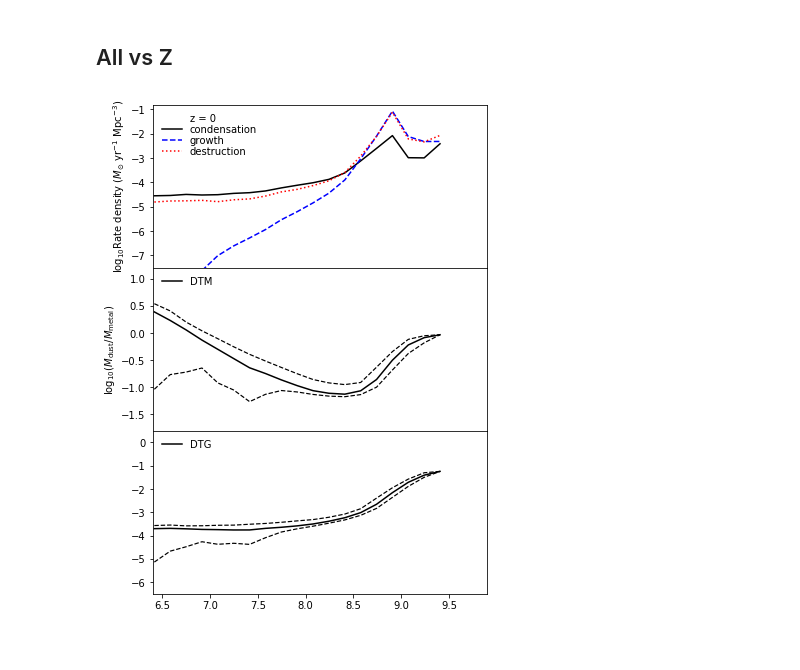
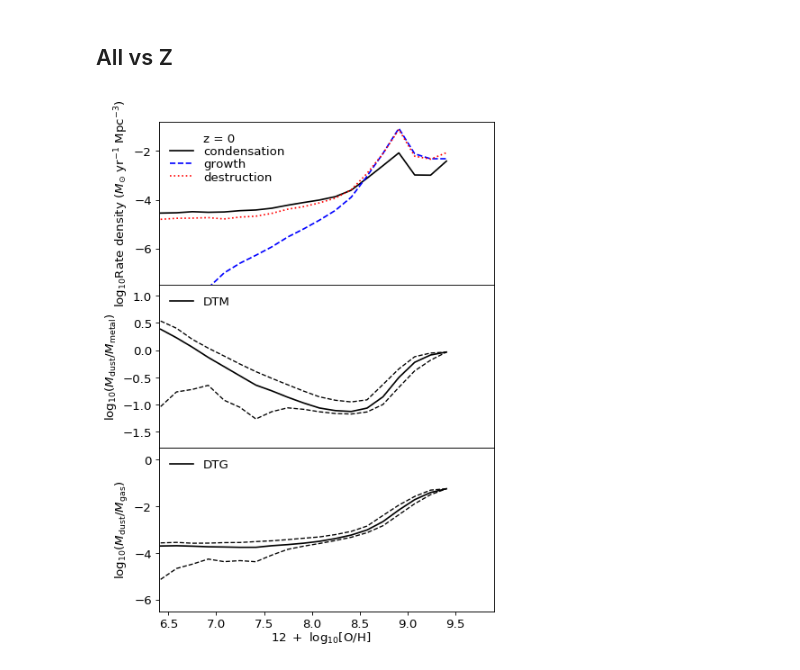
Before and after one commit to darrencroton/sage, a Jupyter notebook: analysis/allresults-new.ipynb, the cells around one changed output. Cells and saved outputs as stored; diff of their text form; code cells hidden in the pictures.

```diff
--- a/analysis/allresults-new.ipynb
+++ b/analysis/allresults-new.ipynb
@@ -248,6 +246,8 @@ for i in range(len(redshift)):
 from mpl_toolkits.axes_grid1 import make_axes_locatable
 import matplotlib.pyplot as plt
 plt.rcParams['figure.dpi'] = 80
+matplotlib.rcParams.update({'errorbar.capsize': 2})
+matplotlib.rcParams.update({'font.size': 12})
 # %%
 w = np.where(np.log10(G_history[3].StellarMass * 1.e10 / Hubble_h) > 10.5 )[0]
 print((G_history[3].SfrBulge[w] + G_history[3].SfrDisk[w]) / (G_history[3].StellarMass[w] * 1.e10 /Hubble_h))
@@ -2716,34 +2709,36 @@ for t in leg.get_texts():  # Reduce the size of the text
     t.set_fontsize('medium')
 
 plt.subplot(313)
 metallicity= np.log10((G_history[0].MetalsColdGas / G_history[0].ColdGas) / 0.02) + 9
 w = np.where((G_history[0].ColdDust > 0.0) & (metallicity < 9.49) & (metallicity > 6.5) & (G_history[0].StellarMass * 1.e10 / Hubble_h > 1.e8))[0]
 DTG = np.log10(G_history[0].ColdDust[w] /G_history[0].ColdGas[w])
 Z= np.log10((G_history[0].MetalsColdGas[w] / G_history[0].ColdGas[w]) / 0.02) + 9
 
 binwidth = 0.15
 total_bins = int((max(Z) - min(Z)) / binwidth)
 bins = np.linspace(min(Z), max(Z), total_bins)
 delta = bins[1]-bins[0]
 idx = np.digitize(Z, bins)
 median = [np.median(DTG[idx==k+1]) for k in range(total_bins)]
 perc1 = [np.percentile(DTG[idx==k+1], 16) for k in range(total_bins)]
 perc2 = [np.percentile(DTG[idx==k+1], 84) for k in range(total_bins)]
 
 plt.plot(bins-delta/2, median, 'k-', label='DTG')
 plt.plot(bins-delta/2, perc1, 'k--', linewidth=1.2)
 plt.plot(bins-delta/2, perc2, 'k--', linewidth=1.2)
 
 plt.ylabel(r'$\log_{10} (M_{\mathrm{dust}} / M_{\mathrm{gas}})$')
 plt.axis([6.4, 9.9, -6.5, 0.5])
 leg = plt.legend(loc='upper left', numpoints=1, labelspacing=0.1)
 leg.draw_frame(False)  # Don't want a box frame
 for t in leg.get_texts():  # Reduce the size of the text
     t.set_fontsize('medium')
 
 plt.subplots_adjust(wspace=0, hspace=0)
+fig.text(0.5, 0.08, r'$12\ +\ \log_{10}[\mathrm{O/H}]$', ha='center')
+plt.savefig('plots/all-vs-Z.png')
 # %% [output]
-[figure, old version]
+[figure, new version]
 # %%
 fig, axes = plt.subplots(2, 4, sharex=True, sharey=True, figsize=(10,5))
 
```
Also changed, not shown: parts of 15 cells of this notebook.
